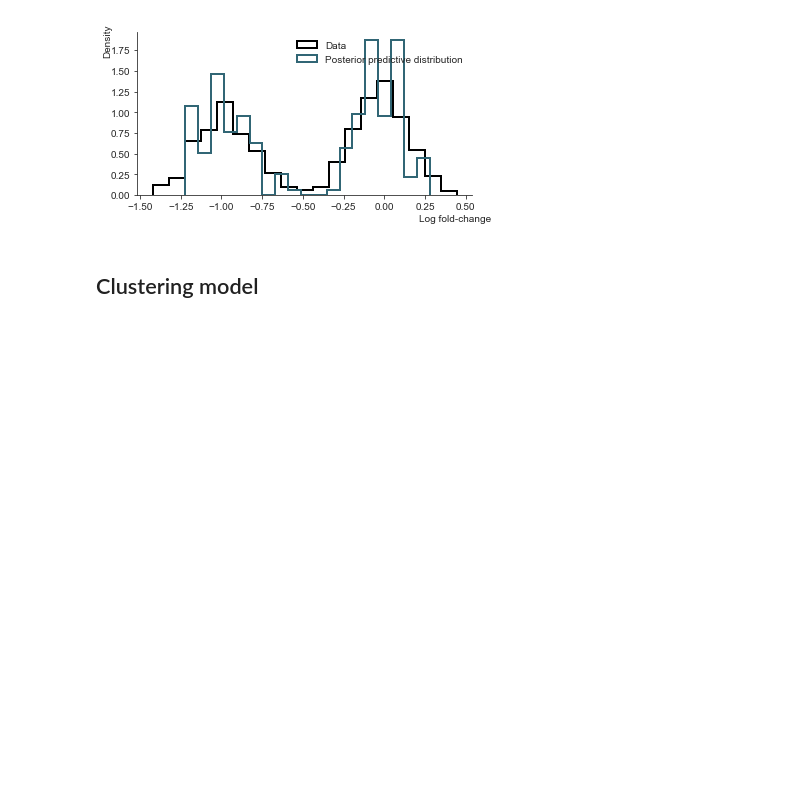
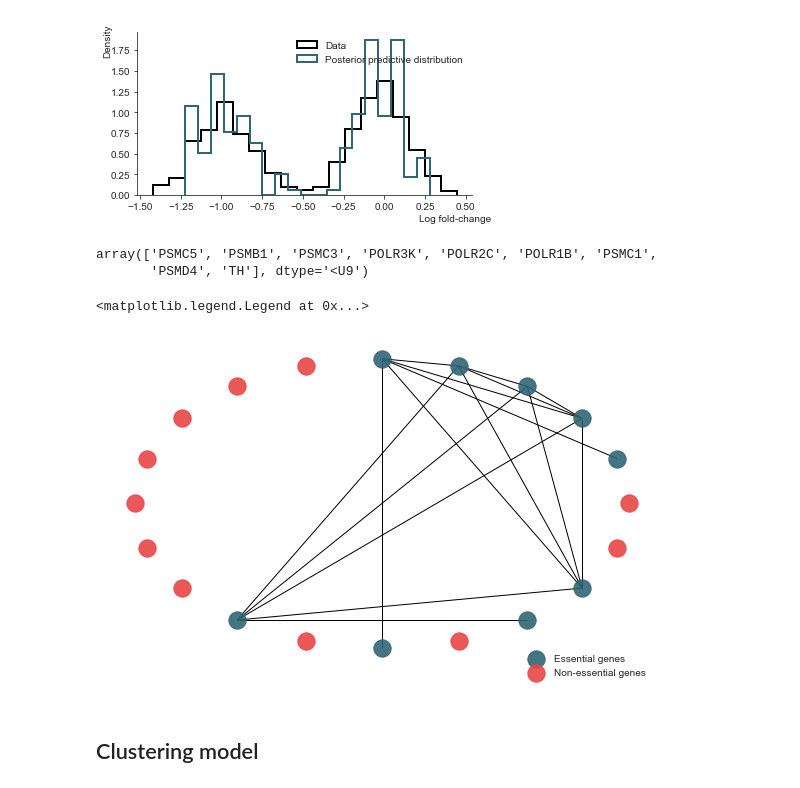
Before and after one commit to cbg-ethz/shm, a Jupyter notebook: analysis/04-plot_traces.ipynb, the cells around one changed output. Drawn from its saved outputs; the diff is of its cells as text; code cells hidden in the pictures; blank space fills up the shorter version.

Commit message:
Update plotting

```diff
--- a/analysis/04-plot_traces.ipynb
+++ b/analysis/04-plot_traces.ipynb
@@ -112,6 +134,29 @@ array([-0.82518296, -1.07541764, -1.00491074, -1.02941005, -0.9593835 ,
 sp.plot_steps(readout, ppc_trace, bins=19);
 # %% [output]
 [figure]
+# %%
+data['essential_genes']
+# %% [output]
+array(['PSMC5', 'PSMB1', 'PSMC3', 'POLR3K', 'POLR2C', 'POLR1B', 'PSMC1',
+       'PSMD4', 'TH'], dtype='<U9')
+# %%
+plt.figure(figsize=(10, 6))
+pos = networkx.shell_layout(G)
+networkx.draw_networkx_nodes(
+  G, pos=pos,
+  nodelist=list(data['essential_genes']), node_size=300,
+  node_color='#316675', font_size=15, alpha=.9, label="Essential genes")
+networkx.draw_networkx_nodes(
+  G, pos=pos,
+  nodelist=list(data['nonessential_genes']), node_size=300,
+  node_color='#E84646', font_size=15, alpha=.9, label="Non-essential genes")
+networkx.draw_networkx_edges(G, pos=pos)
+plt.axis('off')
+plt.legend(loc='center right', fancybox=False, framealpha=0, shadow=False,
+           borderpad=1, bbox_to_anchor=(1, 0), ncol=1)
+# %% [output]
+<matplotlib.legend.Legend at 0x...>
+[figure, added]
 # %% [markdown]
 ## Clustering model
 # %%
```
Also changed, not shown: parts of 2 cells of this notebook, 4 other files.
